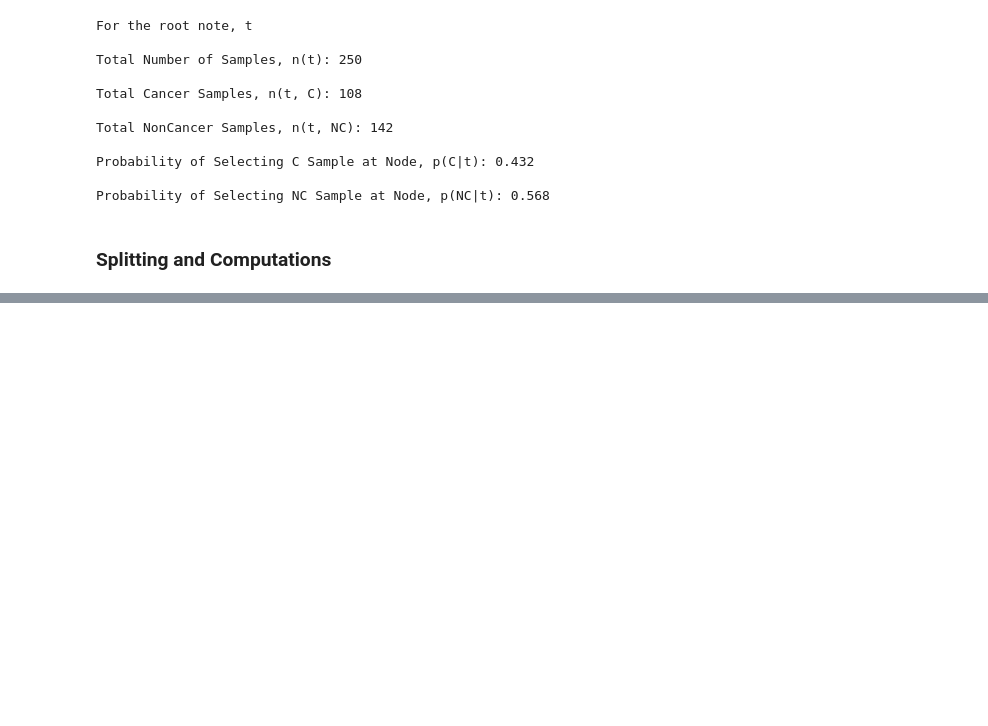
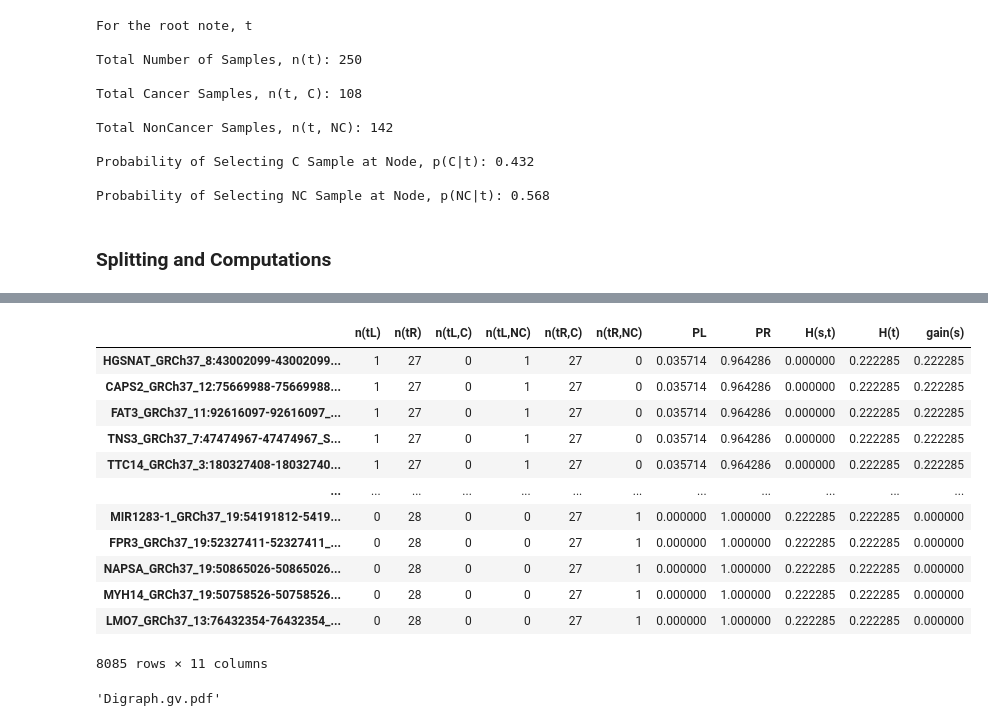
Before and after one commit to ericametta/CancerPredictionMode, a Jupyter notebook: FeatureEngineering-Phi.ipynb, the cells around one changed output, grey strips where cells are left out. Cells and saved outputs as stored; diff of their text form; code cells hidden in the pictures; blank space fills up the shorter version.

```diff
--- a/FeatureEngineering-Phi.ipynb
+++ b/FeatureEngineering-Phi.ipynb
@@ -106,0 +635,17 @@ feature_table.head(10)
+# %%
+left_gain_table = gain(left_gain_df)
+left_gain_table
+# %% [output]
+|  | n(tL) | n(tR) | n(tL,C) | n(tL,NC) | n(tR,C) | n(tR,NC) | PL | PR | H(s,t) | H(t) | gain(s) |
+| HGSNAT_GRCh37_8:43002099-43002099... | 1 | 27 | 0 | 1 | 27 | 0 | 0.035714 | 0.964286 | 0.000000 | 0.222285 | 0.222285 |
+| CAPS2_GRCh37_12:75669988-75669988... | 1 | 27 | 0 | 1 | 27 | 0 | 0.035714 | 0.964286 | 0.000000 | 0.222285 | 0.222285 |
+| FAT3_GRCh37_11:92616097-92616097_... | 1 | 27 | 0 | 1 | 27 | 0 | 0.035714 | 0.964286 | 0.000000 | 0.222285 | 0.222285 |
+| TNS3_GRCh37_7:47474967-47474967_S... | 1 | 27 | 0 | 1 | 27 | 0 | 0.035714 | 0.964286 | 0.000000 | 0.222285 | 0.222285 |
+| TTC14_GRCh37_3:180327408-18032740... | 1 | 27 | 0 | 1 | 27 | 0 | 0.035714 | 0.964286 | 0.000000 | 0.222285 | 0.222285 |
+| ... | ... | ... | ... | ... | ... | ... | ... | ... | ... | ... | ... |
+| MIR1283-1_GRCh37_19:54191812-5419... | 0 | 28 | 0 | 0 | 27 | 1 | 0.000000 | 1.000000 | 0.222285 | 0.222285 | 0.000000 |
+| FPR3_GRCh37_19:52327411-52327411_... | 0 | 28 | 0 | 0 | 27 | 1 | 0.000000 | 1.000000 | 0.222285 | 0.222285 | 0.000000 |
+| NAPSA_GRCh37_19:50865026-50865026... | 0 | 28 | 0 | 0 | 27 | 1 | 0.000000 | 1.000000 | 0.222285 | 0.222285 | 0.000000 |
+| MYH14_GRCh37_19:50758526-50758526... | 0 | 28 | 0 | 0 | 27 | 1 | 0.000000 | 1.000000 | 0.222285 | 0.222285 | 0.000000 |
+| LMO7_GRCh37_13:76432354-76432354_... | 0 | 28 | 0 | 0 | 27 | 1 | 0.000000 | 1.000000 | 0.222285 | 0.222285 | 0.000000 |
+8085 rows × 11 columns
@@ -106,0 +662,21 @@ feature_table.head(10)
+# %%
+dot = Digraph()
+
+dot.node('A', root_node_gain[:5])
+dot.node('B', left_node_gain[:5])
+dot.node('C', right_node_gain[:5])
+dot.node('D', 'A1')
+dot.node('E', 'A2')
+dot.node('F', 'B1')
+dot.node('G', 'B2')
+
+dot.edge('A', 'B')
+dot.edge('A', 'C')
+dot.edge('B', 'D')
+dot.edge('B', 'E')
+dot.edge('C', 'F')
+dot.edge('C', 'G')
+
+dot.view()
+# %% [output]
+'Digraph.gv.pdf'
```
Also changed, not shown: parts of 66 cells of this notebook.
